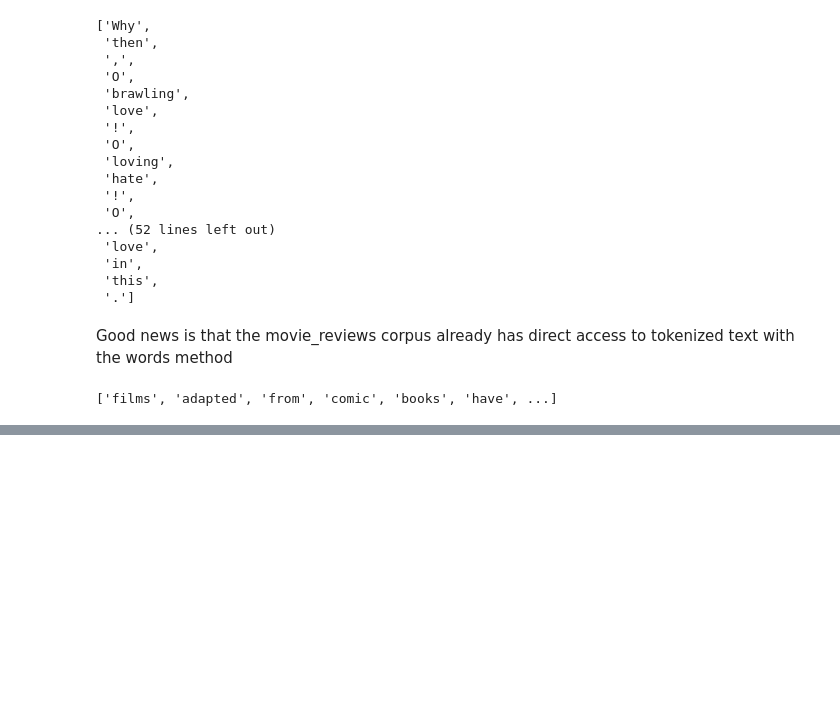
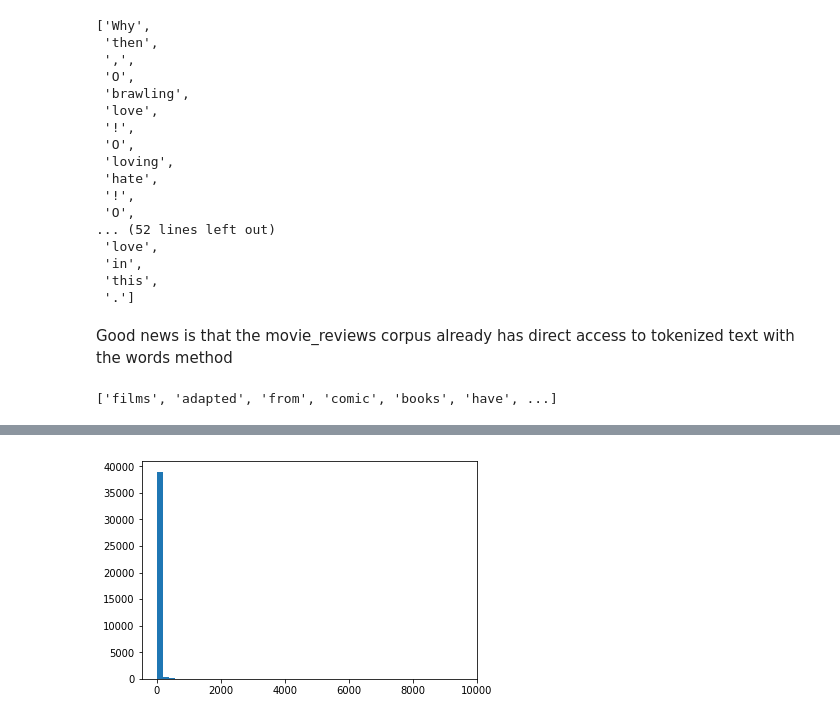
Before and after one commit to imsushilgupta/natural_language_processing_with_nltk, a Jupyter notebook: natural_language_processing_with_nltk.ipynb, the cells around one changed output, grey strips where cells are left out. Drawn from its saved outputs; the diff is of its cells as text; code cells hidden in the pictures; blank space fills up the shorter version.

```diff
--- a/natural_language_processing_with_nltk.ipynb
+++ b/natural_language_processing_with_nltk.ipynb
@@ -150,0 +316,4 @@ movie_reviews.words(fileids=positive_fileides[0])
+# %%
+plt.hist(sorted_word_counts, bins=50);
+# %% [output]
+[figure, added]
```
Also changed, not shown: parts of 33 cells of this notebook.
